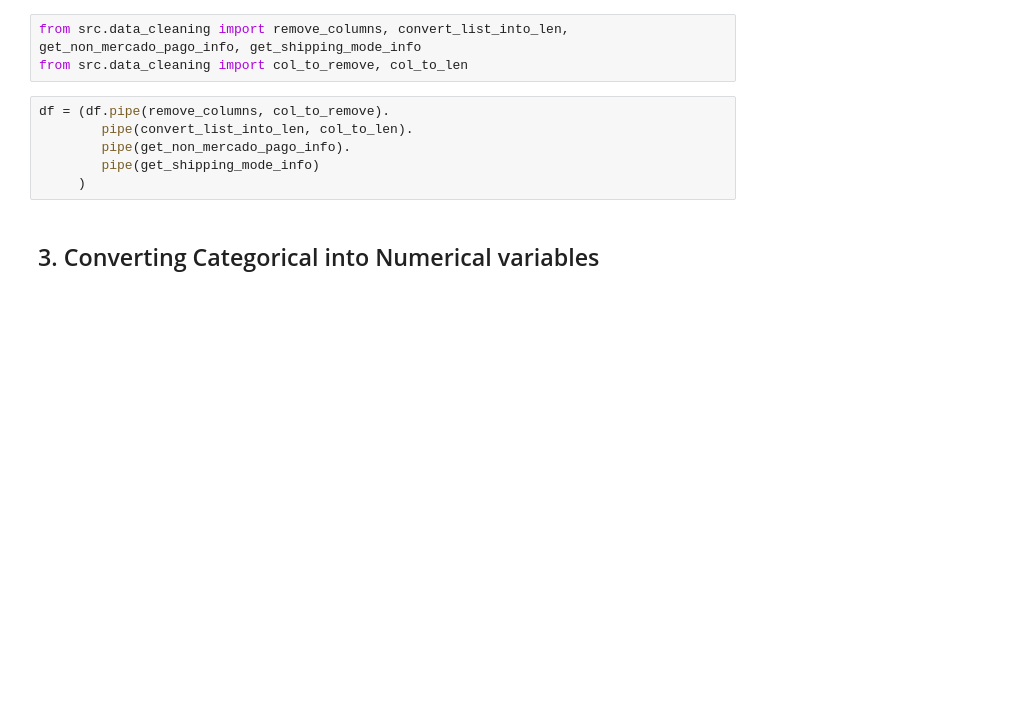
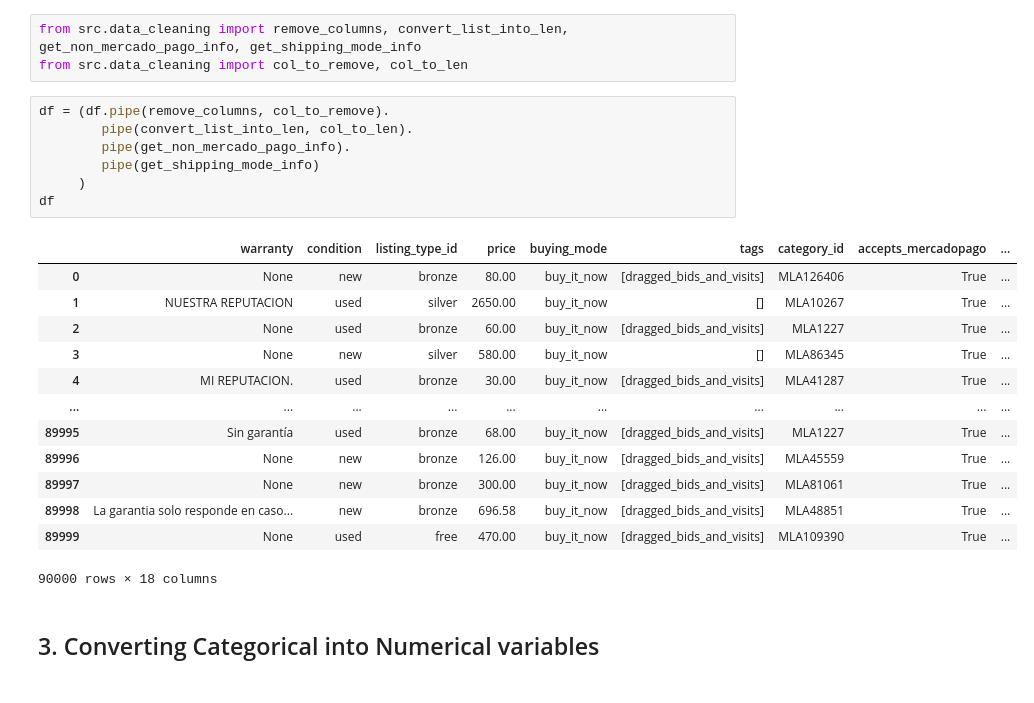
Before and after one commit to dpalominop/MeLiChallenge, a Jupyter notebook: 2.preprocessing.ipynb, the cells around one changed output. Saved outputs shown, nothing was run; the diff lists cells and outputs as text; blank space fills up the shorter version.

```diff
--- a/2.preprocessing.ipynb
+++ b/2.preprocessing.ipynb
@@ -31,9 +31,24 @@ from src.data_cleaning import col_to_remove, col_to_len
 # %%
 df = (df.pipe(remove_columns, col_to_remove).
         pipe(convert_list_into_len, col_to_len).
         pipe(get_non_mercado_pago_info).
         pipe(get_shipping_mode_info)
      )
+df
+# %% [output]
+|  | warranty | condition | listing_type_id | price | buying_mode | tags | category_id | accepts_mercadopago | ... |
+| 0 | None | new | bronze | 80.00 | buy_it_now | [dragged_bids_and_visits] | MLA126406 | True | ... |
+| 1 | NUESTRA REPUTACION | used | silver | 2650.00 | buy_it_now | [] | MLA10267 | True | ... |
+| 2 | None | used | bronze | 60.00 | buy_it_now | [dragged_bids_and_visits] | MLA1227 | True | ... |
+| 3 | None | new | silver | 580.00 | buy_it_now | [] | MLA86345 | True | ... |
+| 4 | MI REPUTACION. | used | bronze | 30.00 | buy_it_now | [dragged_bids_and_visits] | MLA41287 | True | ... |
+| ... | ... | ... | ... | ... | ... | ... | ... | ... | ... |
+| 89995 | Sin garantía | used | bronze | 68.00 | buy_it_now | [dragged_bids_and_visits] | MLA1227 | True | ... |
+| 89996 | None | new | bronze | 126.00 | buy_it_now | [dragged_bids_and_visits] | MLA45559 | True | ... |
+| 89997 | None | new | bronze | 300.00 | buy_it_now | [dragged_bids_and_visits] | MLA81061 | True | ... |
+| 89998 | La garantia solo responde en caso... | new | bronze | 696.58 | buy_it_now | [dragged_bids_and_visits] | MLA48851 | True | ... |
+| 89999 | None | used | free | 470.00 | buy_it_now | [dragged_bids_and_visits] | MLA109390 | True | ... |
+90000 rows × 18 columns
 # %% [markdown]
 <h2> 3. Converting Categorical into Numerical variables<h2/>
 # %% [markdown]
```
Also changed, not shown: parts of 7 cells of this notebook, 6 other files.
